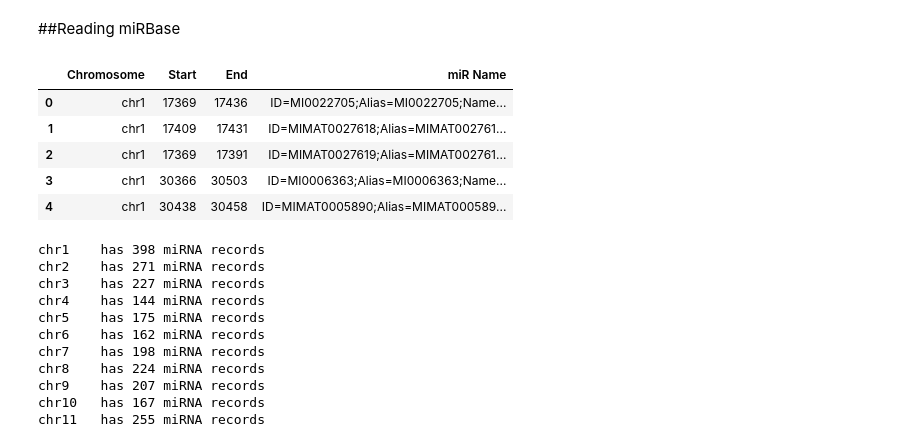
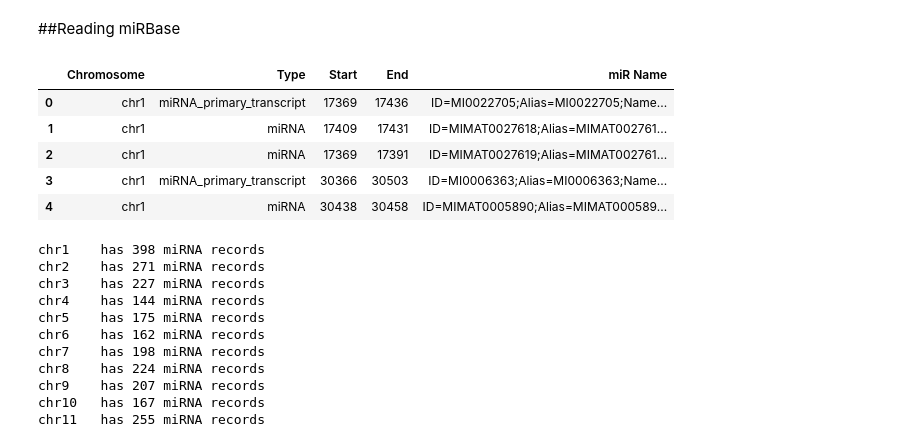
Before and after one commit to choyichen/tcga-mir-rewire, a Jupyter notebook: hw7/miR_hit_table.sol.ipynb, the cells around one changed output. Drawn from its saved outputs; the diff is of its cells as text; code cells hidden in the pictures.

```diff
--- a/hw7/miR_hit_table.sol.ipynb
+++ b/hw7/miR_hit_table.sol.ipynb
@@ -38,15 +38,15 @@ print len(maf)
 ##Reading miRBase
 # %%
 FILE = "../hw6/hsa.gff3"
-df = pd.read_table(FILE, comment="#", usecols=["Chromosome", "Start", "End", "miR Name"])
+df = pd.read_table(FILE, comment="#", usecols=["Chromosome", "Start", "End", "Type", "miR Name"])
 df.head()
 # %% [output]
-|  | Chromosome | Start | End | miR Name |
-| 0 | chr1 | 17369 | 17436 | ID=MI0022705;Alias=MI0022705;Name... |
-| 1 | chr1 | 17409 | 17431 | ID=MIMAT0027618;Alias=MIMAT002761... |
-| 2 | chr1 | 17369 | 17391 | ID=MIMAT0027619;Alias=MIMAT002761... |
-| 3 | chr1 | 30366 | 30503 | ID=MI0006363;Alias=MI0006363;Name... |
-| 4 | chr1 | 30438 | 30458 | ID=MIMAT0005890;Alias=MIMAT000589... |
+|  | Chromosome | Type | Start | End | miR Name |
+| 0 | chr1 | miRNA_primary_transcript | 17369 | 17436 | ID=MI0022705;Alias=MI0022705;Name... |
+| 1 | chr1 | miRNA | 17409 | 17431 | ID=MIMAT0027618;Alias=MIMAT002761... |
+| 2 | chr1 | miRNA | 17369 | 17391 | ID=MIMAT0027619;Alias=MIMAT002761... |
+| 3 | chr1 | miRNA_primary_transcript | 30366 | 30503 | ID=MI0006363;Alias=MI0006363;Name... |
+| 4 | chr1 | miRNA | 30438 | 30458 | ID=MIMAT0005890;Alias=MIMAT000589... |
 # %%
 # break df into chromosomes for speeding
 chr2df = {}
```
Also changed, not shown: parts of 8 cells of this notebook, 2 other files.
